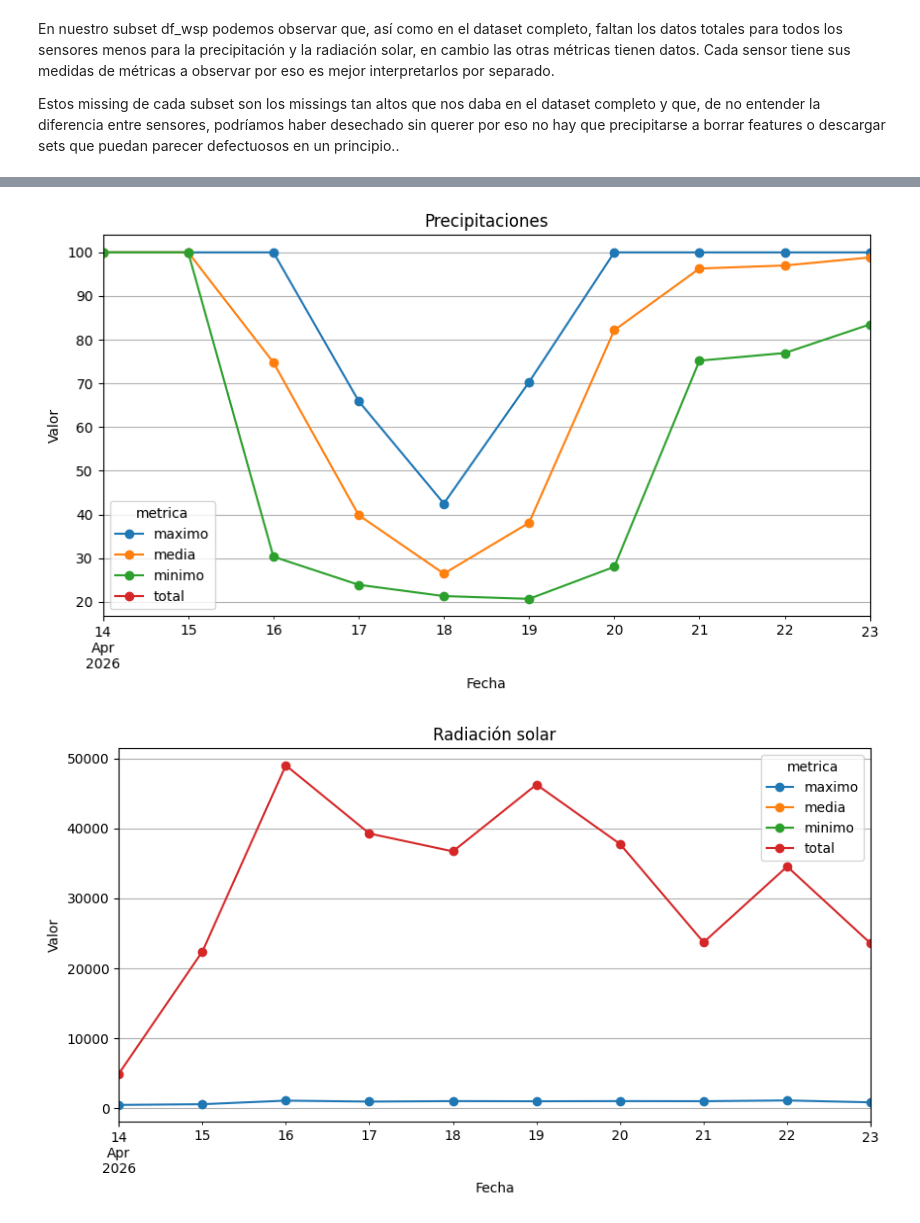
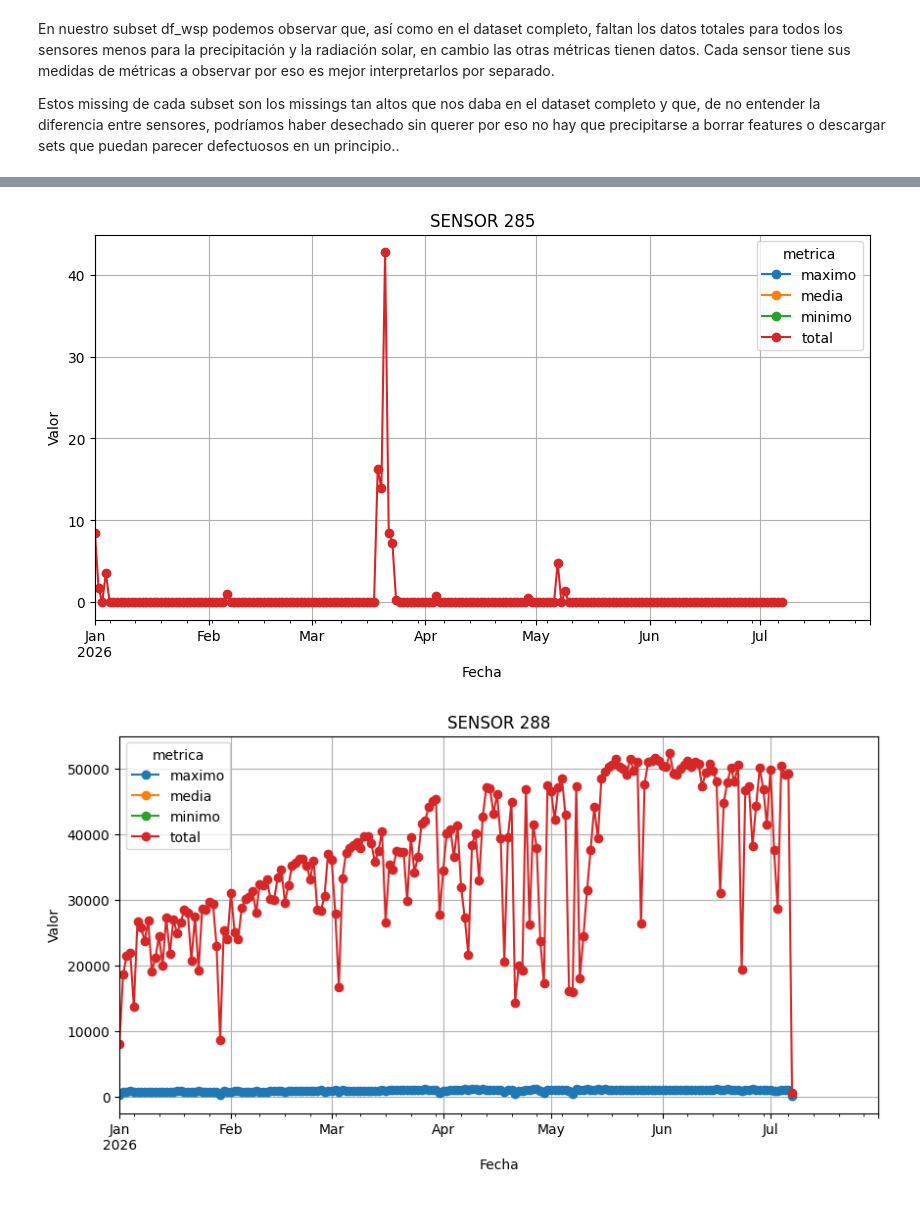
Before and after one commit to ialonsoiturbe/Tenerife-estacion-Ecomuseo, a Jupyter notebook: tenerife_API.ipynb, the cells around one changed output, grey strips where cells are left out. Saved outputs shown, nothing was run; the diff lists cells and outputs as text; code cells hidden in the pictures.

```diff
--- a/tenerife_API.ipynb
+++ b/tenerife_API.ipynb
@@ -83,6 +147,7 @@ TypeError: unhashable type: 'list'
 # %%
 #Cambiamos formato fecha a datetime
 df_ecomuseo['fecha_observacion'] = pd.to_datetime(df_ecomuseo['fecha_observacion'])
+df_ecomuseo['valor'] = pd.to_numeric(df_ecomuseo['valor'])
 df_ecomuseo.dtypes
 # %% [output]
 estacion_id                   int64
@@ -113,18 +175,18 @@ Para hacer un análisis de los datos vamos a visualizar las medidas por fecha. P
 #Primero nos deshacemos de las columnas que no nos interesan(valores repetidos o irrelevantes)
 
 #Vamos vamos a dividir el dataset
-df_wsp = df_ecomuseo[df_ecomuseo['sensor_alias'] == 'WSP']
-df_temp = df_ecomuseo[df_ecomuseo['sensor_alias'] == 'TEMP']
-df_hum = df_ecomuseo[df_ecomuseo['sensor_alias'] == 'HUM']
-df_rain = df_ecomuseo[df_ecomuseo['sensor_alias'] == 'RAIN']
-df_rad = df_ecomuseo[df_ecomuseo['sensor_alias'] == 'RAD']
+df_sensor280 = df_ecomuseo[df_ecomuseo['sensor_id'] == 280]
+df_sensor282 = df_ecomuseo[df_ecomuseo['sensor_id'] == 282]
+df_sensor283 = df_ecomuseo[df_ecomuseo['sensor_id'] == 283]
+df_sensor285 = df_ecomuseo[df_ecomuseo['sensor_id'] == 285]
+df_sensor288 = df_ecomuseo[df_ecomuseo['sensor_id'] == 288]
 
 #Vamos a deshacernos de las columnas que no nos interesan(valores repetidos o irrelevantes)
-df_wsp.drop(columns=['estacion_id', 'estacion_nombre', 'sensor_id','sensor_alias', 'sensor_nombre'], inplace=True)
-df_temp.drop(columns=['estacion_id', 'estacion_nombre', 'sensor_id','sensor_alias', 'sensor_nombre'], inplace=True)
-df_hum.drop(columns=['estacion_id', 'estacion_nombre', 'sensor_id','sensor_alias', 'sensor_nombre'], inplace=True)
-df_rain.drop(columns=['estacion_id', 'estacion_nombre', 'sensor_id','sensor_alias', 'sensor_nombre'], inplace=True)
-df_rad.drop(columns=['estacion_id', 'estacion_nombre', 'sensor_id','sensor_alias', 'sensor_nombre'], inplace=True)
+df_sensor280.drop(columns=['estacion_id', 'sensor_id'], inplace=True)
+df_sensor282.drop(columns=['estacion_id', 'sensor_id'], inplace=True)
+df_sensor283.drop(columns=['estacion_id', 'sensor_id'], inplace=True)
+df_sensor285.drop(columns=['estacion_id', 'sensor_id'], inplace=True)
+df_sensor288.drop(columns=['estacion_id', 'sensor_id'], inplace=True)
 # %% [output]
 A value is trying to be set on a copy of a slice from a DataFrame
 
@@ -238,46 +296,34 @@ plt.show()
 # %%
-"""
-RAIN - Precipitaciones
-
-RAD - Radiación solar
-"""
-
-
 #Pivoteamos la tabla
-df_rain_plot = df_hum.pivot(
+df_sensor285_plot = df_sensor285.pivot(
     index='fecha_observacion',
     columns='metrica',
     values='valor'
 )
 
 #Graficamos
-ax = df_rain_plot.plot(figsize=(10,5), marker='o')
+ax = df_sensor285_plot.plot(figsize=(10,5), marker='o')
 ax.set_ylabel("Valor")
 ax.set_xlabel("Fecha")
-plt.title("Precipitaciones")
+plt.title("SENSOR 285")
 plt.grid(True)
 plt.show()
 # %% [output]
-[figure, old version]
+[figure, new version]
 # %%
-"""
-RAD - Radiación solar
-"""
-
-
 #Pivoteamos la tabla
-df_rad_plot = df_rad.pivot(
+df_sensor288_plot = df_sensor288.pivot(
     index='fecha_observacion',
     columns='metrica',
     values='valor'
 )
 
 #Graficamos
-ax = df_rad_plot.plot(figsize=(10,5), marker='o')
+ax = df_sensor288_plot.plot(figsize=(10,5), marker='o')
 ax.set_ylabel("Valor")
 ax.set_xlabel("Fecha")
-plt.title("Radiación solar")
+plt.title("SENSOR 288")
 plt.grid(True)
 plt.show()
 # %% [output]
-[figure, old version]
+[figure, new version]
```
Also changed, not shown: parts of 13 cells of this notebook, 1 other file.
